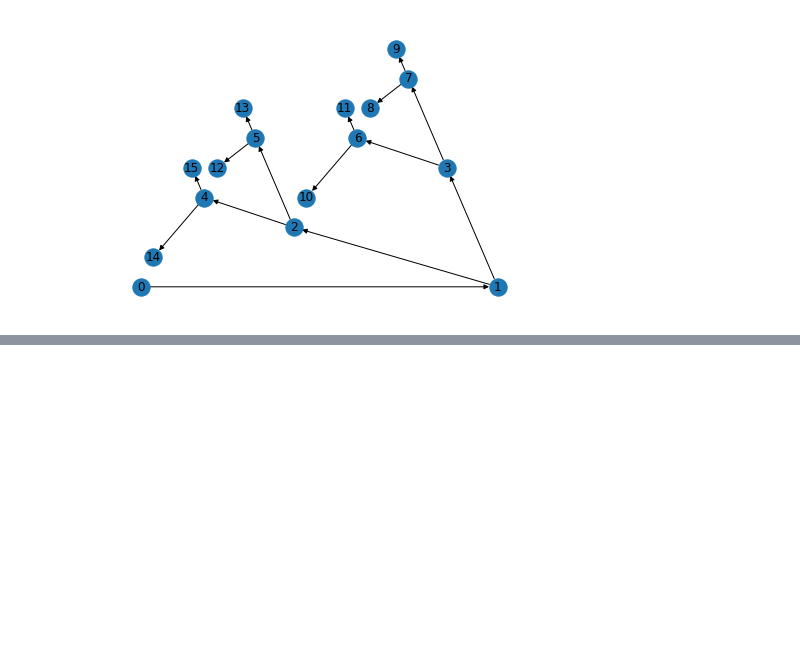
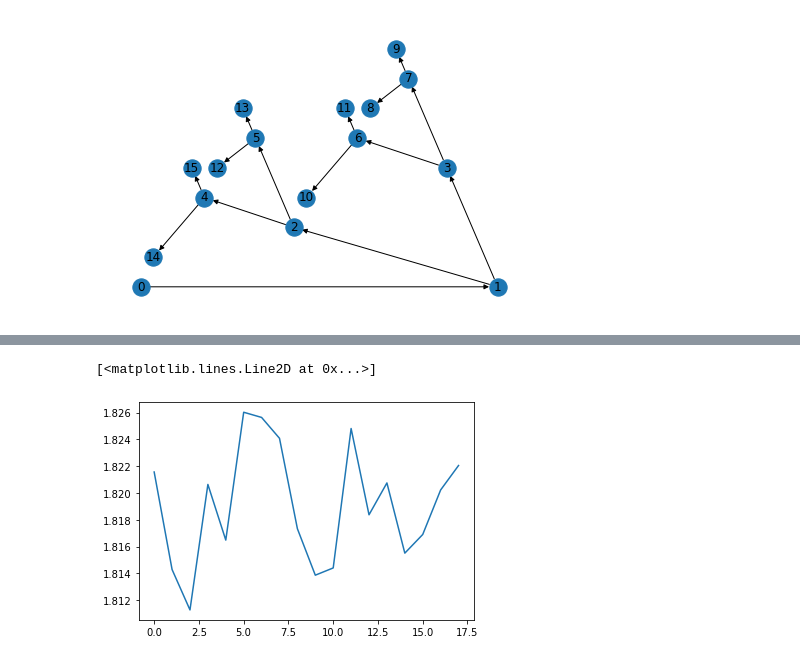
Before and after one commit to s-n-naik/airway_exploration, a Jupyter notebook: graph_test.ipynb, the cells around one changed output, grey strips where cells are left out. Cells and saved outputs as stored; diff of their text form; code cells hidden in the pictures; blank space fills up the shorter version.

```diff
--- a/graph_test.ipynb
+++ b/graph_test.ipynb
@@ -279,0 +513,2 @@ FIRST 60
+# %%
+train_loader = DataLoader(my_data, batch_size=16, shuffle=True)
@@ -279,0 +527,3 @@ FIRST 60
+# %%
+i, data = next(enumerate(train_loader))
+data.num_graphs
@@ -350,0 +664,6 @@ loss tensor(-0., grad_fn=<DivBackward1>)
+# %%
+plt.figure()
+plt.plot(np.arange(len(plotting_dict_train['loss'])), plotting_dict_train['loss'])
+# %% [output]
+[<matplotlib.lines.Line2D at 0x...>]
+[figure, added]
```
Also changed, not shown: parts of 13 cells of this notebook.
